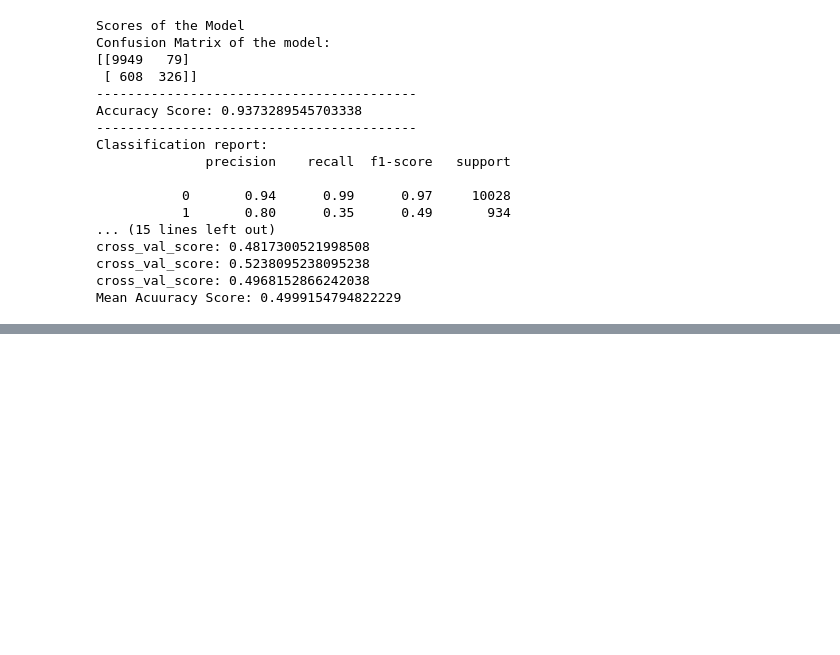
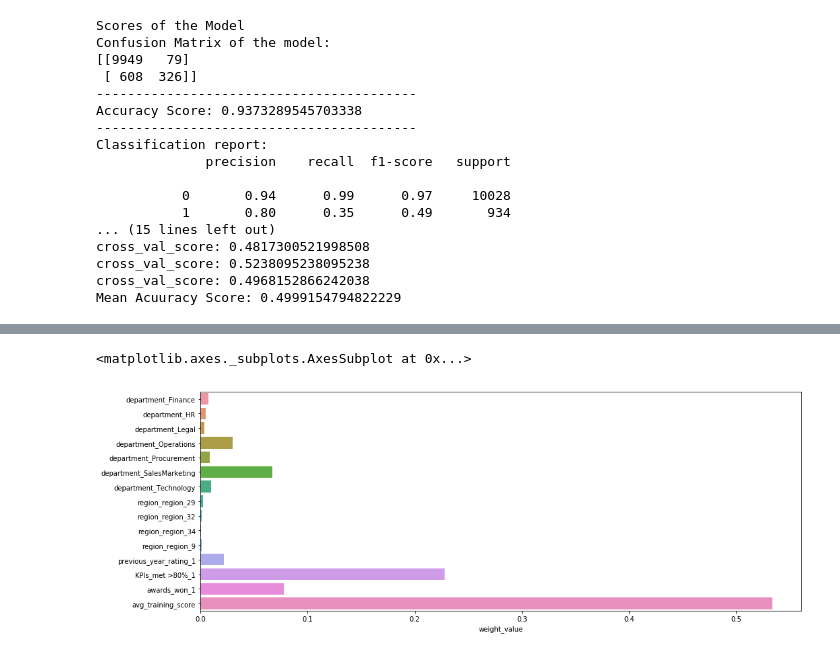
Before and after one commit to capstoneprojectgroup5gl/employee_project, a Jupyter notebook: Base_model_for_employee.ipynb, the cells around one changed output, grey strips where cells are left out. Cells and saved outputs as stored; diff of their text form; code cells hidden in the pictures; blank space fills up the shorter version.

```diff
--- a/Base_model_for_employee.ipynb
+++ b/Base_model_for_employee.ipynb
@@ -849,0 +856,5 @@ Mean Acuuracy Score: 0.4999154794822229
+# %%
+feature_importances = pd.DataFrame(rf.feature_importances_,
+                                   index = x_data3.columns)
+feature_importances.columns=['weight_value']
+feature_importances
@@ -849,0 +878,7 @@ Mean Acuuracy Score: 0.4999154794822229
+# %%
+import seaborn as sns
+plt.figure(figsize=(16,6))
+sns.barplot(data=feature_importances,y=feature_importances.index,x=feature_importances['weight_value'])
+# %% [output]
+<matplotlib.axes._subplots.AxesSubplot at 0x...>
+[figure, added]
```
Also changed, not shown: parts of 2 cells of this notebook.
